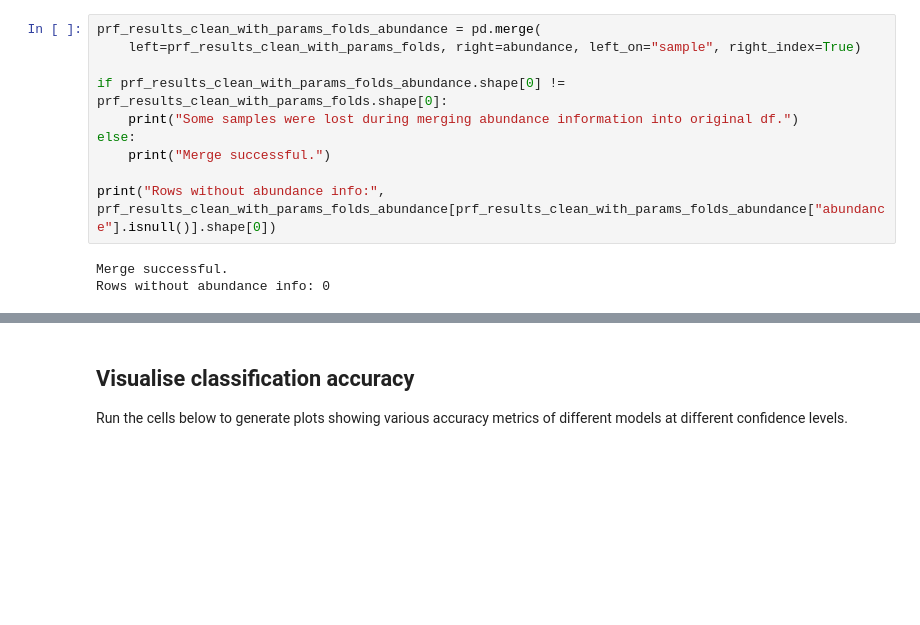
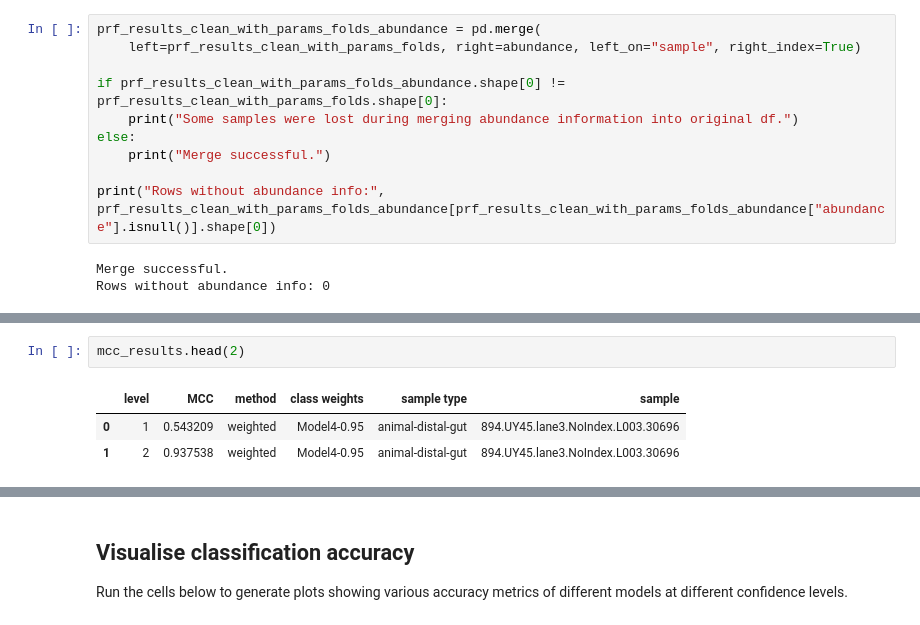
Before and after one commit to BenKaehler/paycheck, a Jupyter notebook: analysis/paycheck-eval-CNN.ipynb, the cells around one changed output, grey strips where cells are left out. Cells and saved outputs as stored; diff of their text form; blank space fills up the shorter version.

```diff
--- a/analysis/paycheck-eval-CNN.ipynb
+++ b/analysis/paycheck-eval-CNN.ipynb
@@ -697,0 +705,6 @@ Rows without abundance info: 0
+# %%
+mcc_results.head(2)
+# %% [output]
+|  | level | MCC | method | class weights | sample type | sample |
+| 0 | 1 | 0.543209 | weighted | Model4-0.95 | animal-distal-gut | 894.UY45.lane3.NoIndex.L003.30696 |
+| 1 | 2 | 0.937538 | weighted | Model4-0.95 | animal-distal-gut | 894.UY45.lane3.NoIndex.L003.30696 |
```
Also changed, not shown: parts of 19 cells of this notebook, 2 other files.
